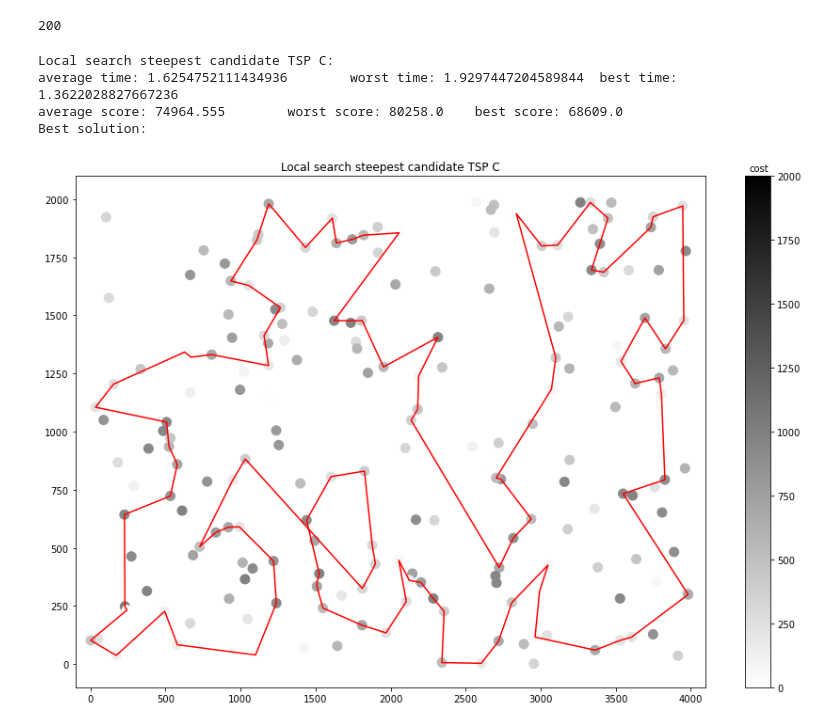
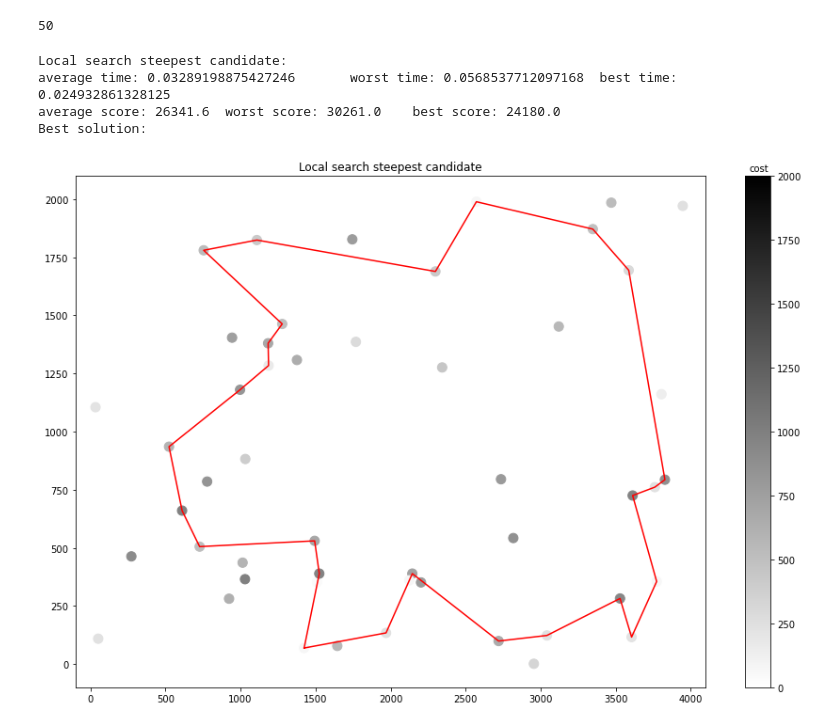
Before and after one commit to Mikikrus/Evolutionary-Computation, a Jupyter notebook: lab4/EC_lab4.ipynb, the cells around one changed output. Cells and saved outputs as stored; diff of their text form; code cells hidden in the pictures.

```diff
--- a/lab4/EC_lab4.ipynb
+++ b/lab4/EC_lab4.ipynb
@@ -247,10 +247,10 @@ Best solution:
 # %%
-summarize(local_search_steepest_candidate, data, 'Local search steepest candidate TSP C')
+summarize(local_search_steepest_candidate, data[:50], 'Local search steepest candidate')
 # %% [output]
-200
+50
-Local search steepest candidate TSP C:
-average time: 1.6254752111434936        worst time: 1.9297447204589844  best time: 1.3622028827667236
-average score: 74964.555        worst score: 80258.0    best score: 68609.0
+Local search steepest candidate:
+average time: 0.03289198875427246       worst time: 0.0568537712097168  best time: 0.024932861328125
+average score: 26341.6  worst score: 30261.0    best score: 24180.0
 Best solution:
-[figure, old version]
+[figure, new version]
 # %%
```
Also changed, not shown: parts of 6 cells of this notebook, 1 other file.
